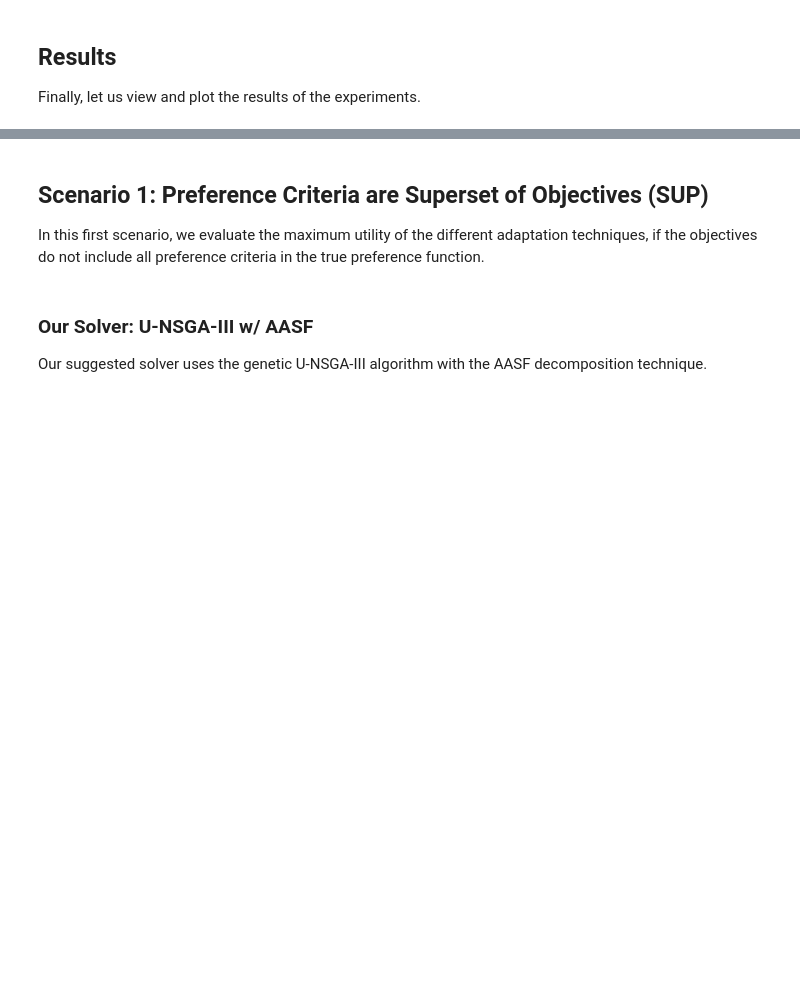
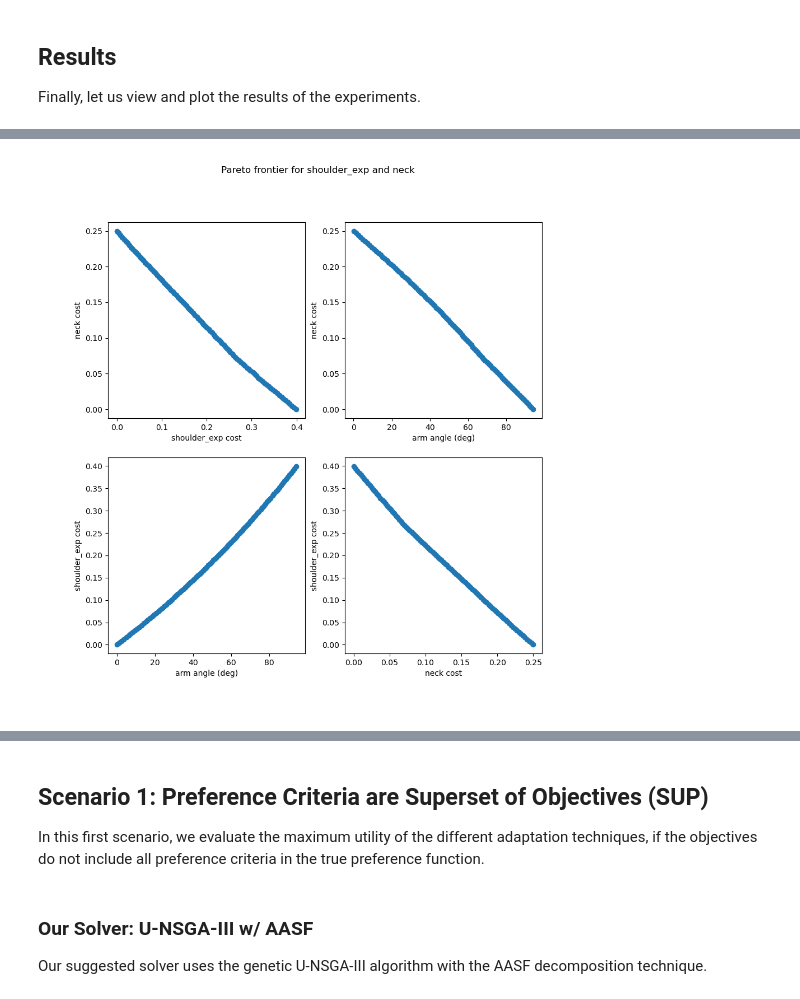
Before and after one commit to christophajohns/auit-pareto-solver, a Jupyter notebook: evaluation.ipynb, the cells around one changed output, grey strips where cells are left out. Saved outputs shown, nothing was run; the diff lists cells and outputs as text; code cells hidden in the pictures; blank space fills up the shorter version.

```diff
--- a/evaluation.ipynb
+++ b/evaluation.ipynb
@@ -166,0 +235,37 @@ fig_results = experiments.visualize.plot_results(runtimes, results, expected_uti
+# %%
+import AUIT
+import experiments.config
+
+# Verify convex Pareto frontier shape for scenario 1
+def plot_pareto_fontier(objective_x="neck", objective_y="shoulder_exp"):
+    problem = experiments.problem.LayoutProblem([objective_x, objective_y])
+    solver = experiments.pareto_solver.ParetoSolver(problem=problem, pop=100, n_gen=100, seed=42)
+    pareto_optimal_adaptations = solver.get_adaptations()
+    get_utility_x = experiments.user.get_utility_function([objective_x])
+    get_utility_y = experiments.user.get_utility_function([objective_y])
+    x_costs = [1 - get_utility_x(adaptation) for adaptation in pareto_optimal_adaptations]
+    y_costs = [1 - get_utility_y(adaptation) for adaptation in pareto_optimal_adaptations]
+    # Create a new figure with four subplots
+    fig, axes = plt.subplots(2, 2, figsize=(10, 10))
+    fig.suptitle(f"Pareto frontier for {objective_x} and {objective_y}")
+    # Plot Pareto frontier
+    axes[0, 0].scatter(x_costs, y_costs)
+    axes[0, 0].set_xlabel(f"{objective_x} cost")
+    axes[0, 0].set_ylabel(f"{objective_y} cost")
+    # Plot x cost dependent on y-position
+    axes[1, 0].scatter([AUIT.get_arm_angle_deg(experiments.config.SHOULDER_JOINT_POSITION, adaptation.items[0]) for adaptation in pareto_optimal_adaptations], x_costs)
+    axes[1, 0].set_xlabel("arm angle (deg)")
+    axes[1, 0].set_ylabel(f"{objective_x} cost")
+    # Plot y cost dependent on y-position
+    axes[0, 1].scatter([AUIT.get_arm_angle_deg(experiments.config.SHOULDER_JOINT_POSITION, adaptation.items[0]) for adaptation in pareto_optimal_adaptations], y_costs)
+    axes[0, 1].set_xlabel("arm angle (deg)")
+    axes[0, 1].set_ylabel(f"{objective_y} cost")
+    # Plot Pareto frontier
+    axes[1, 1].scatter(y_costs, x_costs)
+    axes[1, 1].set_xlabel(f"{objective_y} cost")
+    axes[1, 1].set_ylabel(f"{objective_x} cost")
+    plt.show()
+
+plot_pareto_fontier("shoulder_exp", "neck")
+# %% [output]
+[figure, added]
```
Also changed, not shown: parts of 17 cells of this notebook, 7 other files.
